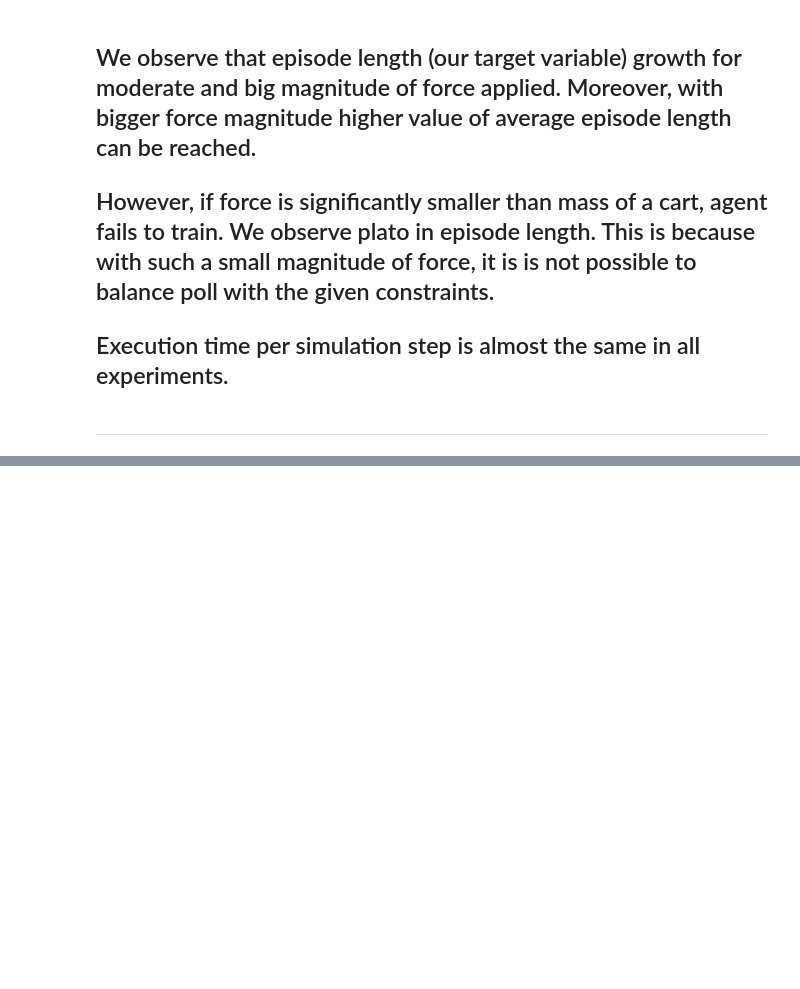
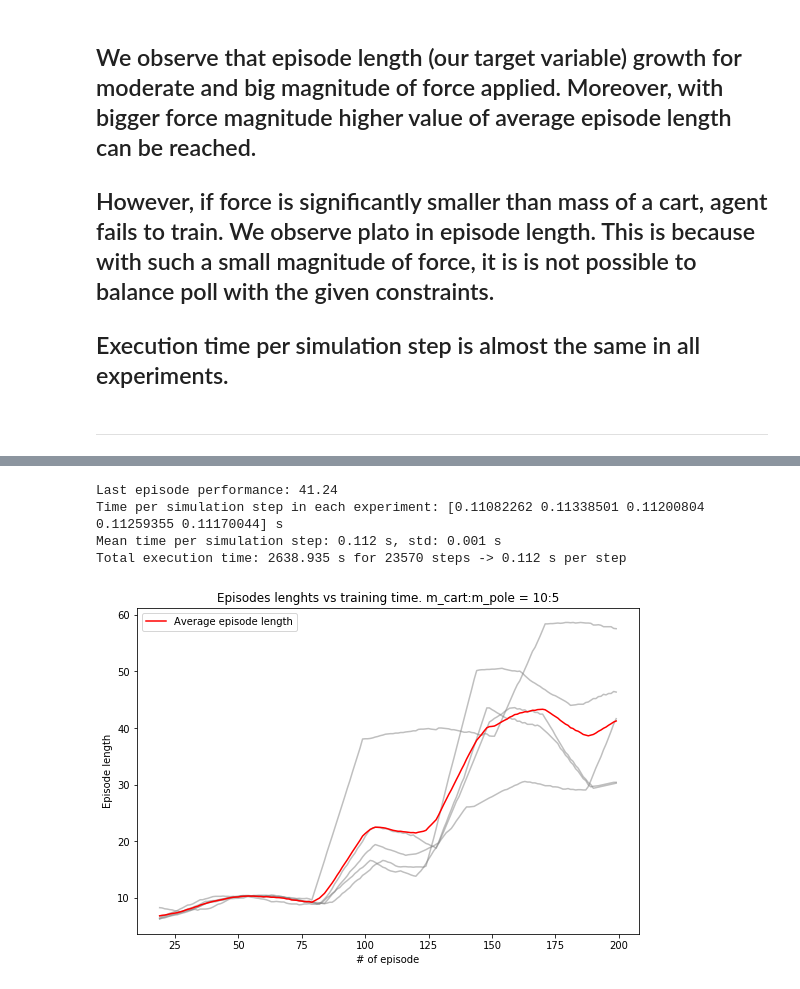
Before and after one commit to ucuapps/modelicagym, a Jupyter notebook: examples/experiments_results/Experiments results.ipynb, the cells around one changed output, grey strips where cells are left out. Cells and saved outputs as stored; diff of their text form; code cells hidden in the pictures; blank space fills up the shorter version.

```diff
--- a/examples/experiments_results/Experiments results.ipynb
+++ b/examples/experiments_results/Experiments results.ipynb
@@ -93,0 +162,9 @@ Total execution time: 1275.539 s for 11468 steps -> 0.111 s per step
+# %%
+plot_ep_lens(df_mod_big_mr_ep_ls, "m_cart:m_pole = 10:5")
+print_exec_time_summary(df_mod_big_mr_ep_ls, df_mod_big_mr_ex_ts)
+# %% [output]
+Last episode performance: 41.24
+Time per simulation step in each experiment: [0.11082262 0.11338501 0.11200804 0.11259355 0.11170044] s
+Mean time per simulation step: 0.112 s, std: 0.001 s
+Total execution time: 2638.935 s for 23570 steps -> 0.112 s per step
+[figure, added]
```
Also changed, not shown: parts of 33 cells of this notebook.
